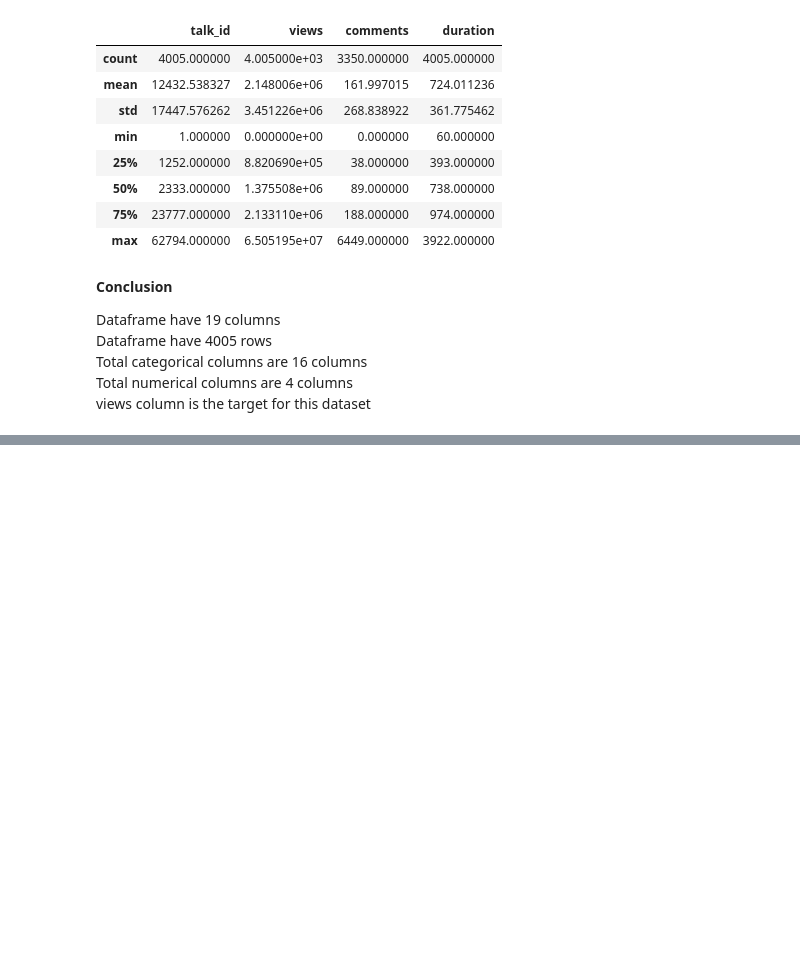
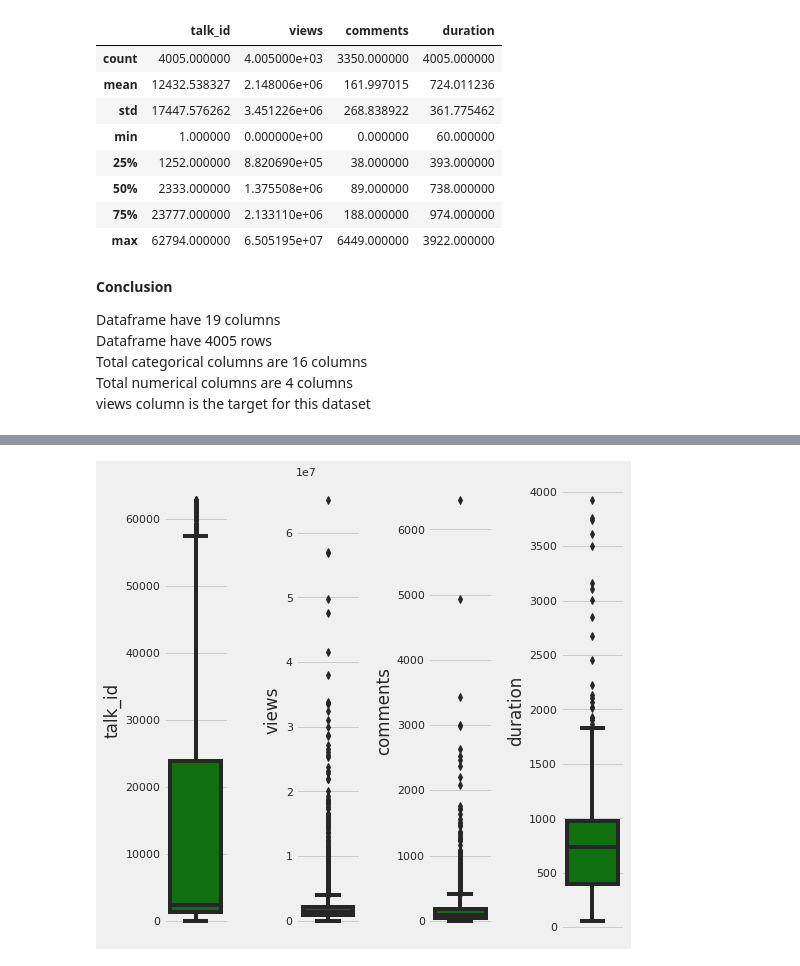
Before and after one commit to Shashankshekharpandey/Ted-Talk-Views-Prediction, a Jupyter notebook: Ted_talks_view_prediction.ipynb, the cells around one changed output, grey strips where cells are left out. Saved outputs shown, nothing was run; the diff lists cells and outputs as text; code cells hidden in the pictures; blank space fills up the shorter version.

```diff
--- a/Ted_talks_view_prediction.ipynb
+++ b/Ted_talks_view_prediction.ipynb
@@ -86,0 +127,11 @@ views column is the target for this dataset
+# %%
+#Looking Distribution of data with boxplot
+features = ['talk_id','views','comments','duration']
+plt.figure(figsize=(15, 7))
+for i in range(0, len(features)):
+    plt.subplot(1, 8, i+1)
+    sns.boxplot(y=data[features[i]],color='green',orient='v')
+    plt.tight_layout();
+#plt.savefig('fig/boxplot.png')
+# %% [output]
+[figure, added]
```
Also changed, not shown: parts of 9 cells of this notebook.
